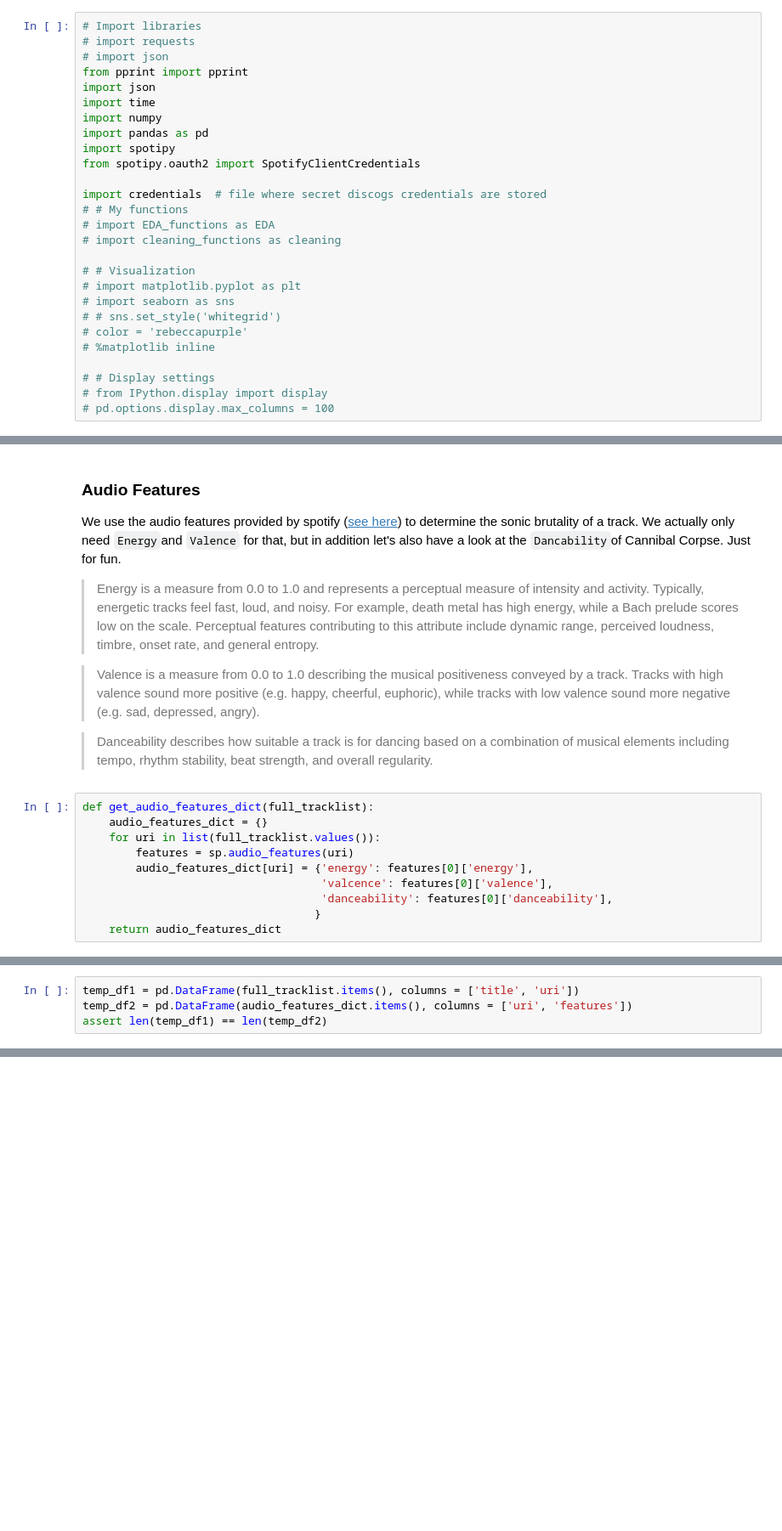
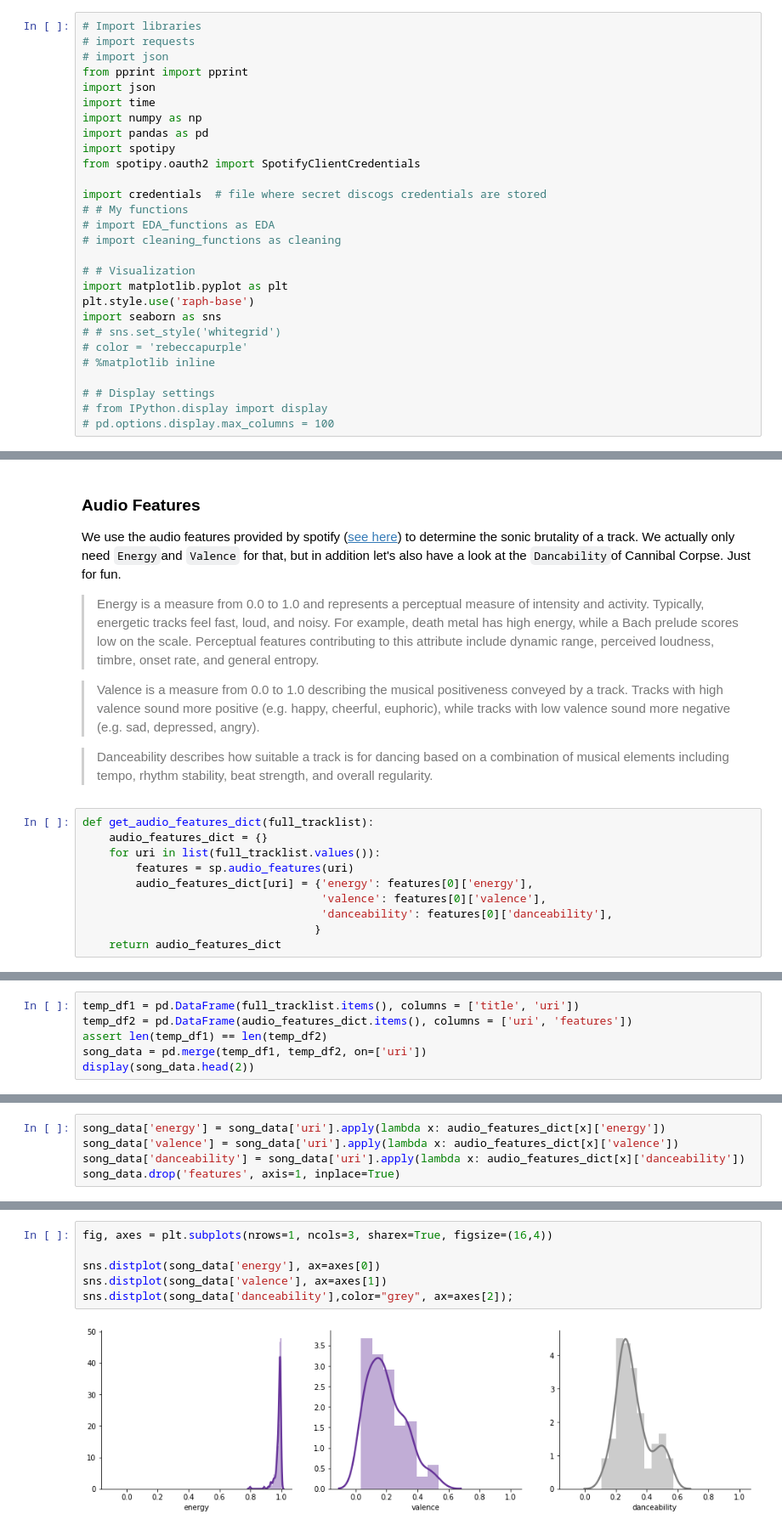
Before and after one commit to rbuerki/most-brutal-cannibal-corpse, a Jupyter notebook: 1-Audio-Analysis.ipynb, the cells around one changed output, grey strips where cells are left out. Shown at 85% size. Saved outputs shown, nothing was run; the diff lists cells and outputs as text; blank space fills up the shorter version.

Commit message:
FEAT: add audio analysis

```diff
--- a/1-Audio-Analysis.ipynb
+++ b/1-Audio-Analysis.ipynb
@@ -33,7 +33,7 @@
 from pprint import pprint
 import json
 import time
-import numpy
+import numpy as np
 import pandas as pd
 import spotipy
 from spotipy.oauth2 import SpotifyClientCredentials
@@ -44,8 +44,9 @@ import credentials  # file where secret discogs credentials are stored
 # import cleaning_functions as cleaning
 
 # # Visualization
-# import matplotlib.pyplot as plt
-# import seaborn as sns
+import matplotlib.pyplot as plt
+plt.style.use('raph-base')
+import seaborn as sns
 # # sns.set_style('whitegrid')
 # color = 'rebeccapurple'
 # %matplotlib inline
@@ -174,7 +175,7 @@ def get_audio_features_dict(full_tracklist):
     for uri in list(full_tracklist.values()):
         features = sp.audio_features(uri)
         audio_features_dict[uri] = {'energy': features[0]['energy'],
-                                    'valcence': features[0]['valence'],
+                                    'valence': features[0]['valence'],
                                     'danceability': features[0]['danceability'],
                                    }
     return audio_features_dict
@@ -209,3 +198,5 @@ audio_features_dict['spotify:track:0G074Tus7GLgG5Pr5IpsA0']['energy']
 temp_df1 = pd.DataFrame(full_tracklist.items(), columns = ['title', 'uri'])
 temp_df2 = pd.DataFrame(audio_features_dict.items(), columns = ['uri', 'features'])
 assert len(temp_df1) == len(temp_df2)
+song_data = pd.merge(temp_df1, temp_df2, on=['uri'])
+display(song_data.head(2))
@@ -232,0 +207,5 @@ track_df
+# %%
+song_data['energy'] = song_data['uri'].apply(lambda x: audio_features_dict[x]['energy'])
+song_data['valence'] = song_data['uri'].apply(lambda x: audio_features_dict[x]['valence'])
+song_data['danceability'] = song_data['uri'].apply(lambda x: audio_features_dict[x]['danceability'])
+song_data.drop('features', axis=1, inplace=True)
@@ -232,0 +218,8 @@ track_df
+# %%
+fig, axes = plt.subplots(nrows=1, ncols=3, sharex=True, figsize=(16,4))
+
+sns.distplot(song_data['energy'], ax=axes[0])
+sns.distplot(song_data['valence'], ax=axes[1])
+sns.distplot(song_data['danceability'],color="grey", ax=axes[2]);
+# %% [output]
+[figure, added]
```
Also changed, not shown: parts of 17 cells of this notebook.
